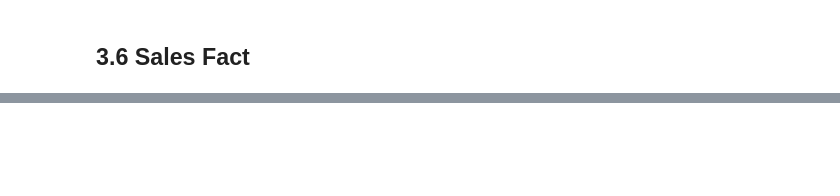
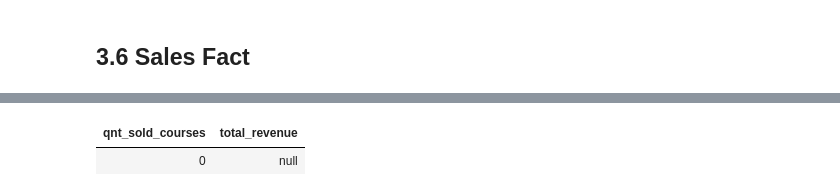
Before and after one commit to jmcabreira/DataPipeline-DataBricks, a Jupyter notebook: Load_Gold_Zone.ipynb, the cells around one changed output, grey strips where cells are left out. Cells and saved outputs as stored; diff of their text form; code cells hidden in the pictures; blank space fills up the shorter version.

```diff
--- a/Load_Gold_Zone.ipynb
+++ b/Load_Gold_Zone.ipynb
@@ -451,0 +484,24 @@ File <command-3337697916647392>, line 1
+# %%
+spark.sql("""
+    select
+        count(*) as qnt_sold_courses,
+        sum(f.total_value) - sum(f.discount_value) as total_revenue
+    from gold.f_sales as f
+    join gold.dim_cod as dcod
+    on f.sk_cod = dcod.sk_cod
+    join gold.dim_course as dco
+    on dco.sk_course = f.sk_course
+    join gold.dim_calendar dca
+    on dca.sk_tempo = f.sk_tempo
+    join gold.dim_user du
+    on du.sk_user = f.sk_user
+    where
+    dca.year = 2024
+    and dca.month = 'June'
+    and dcod.access_from = 'Mobile'
+    and dcod.percent_discount = '5%'
+
+""").display()
+# %% [output]
+| qnt_sold_courses | total_revenue |
+| 0 | null |
```
Also changed, not shown: parts of 10 cells of this notebook.
